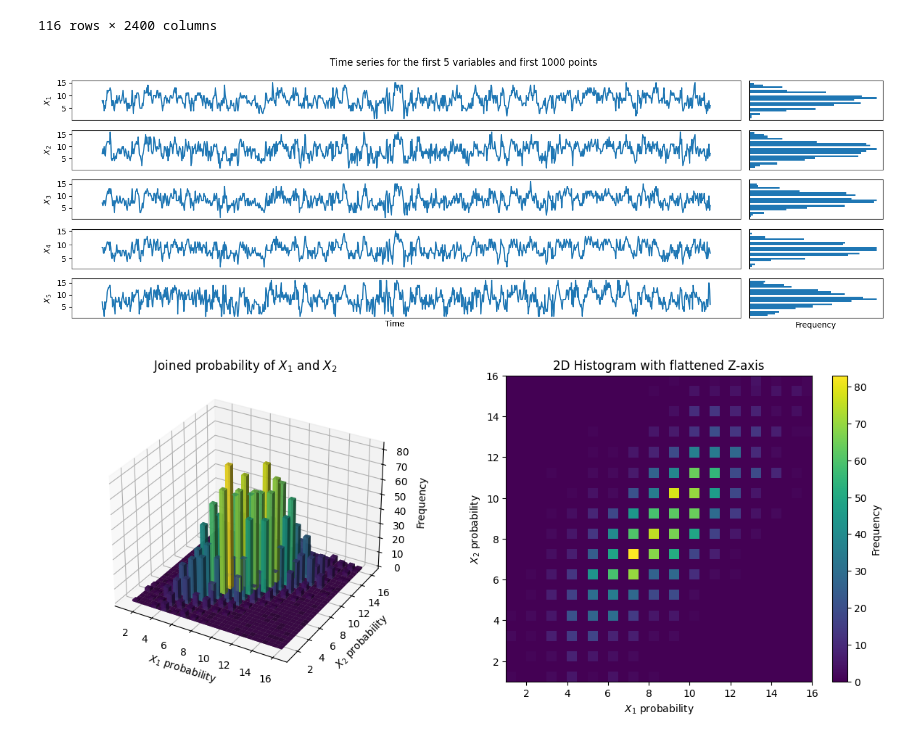
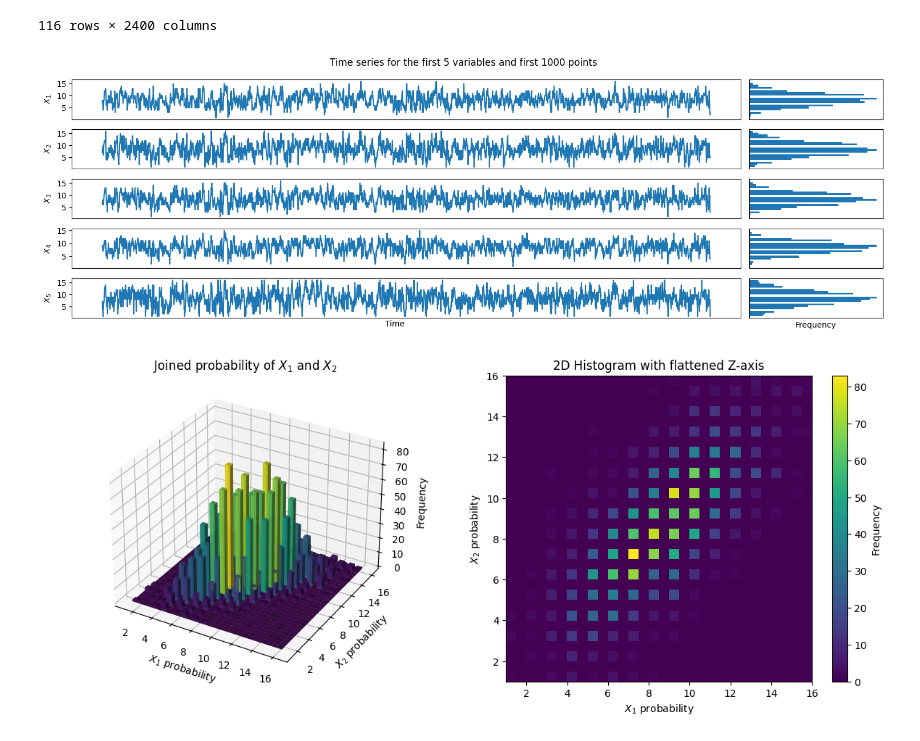
Before and after one commit to cyrilrommens/Free_energy_of_simplicial_complexes, a Jupyter notebook: Week_18.ipynb, the cells around one changed output. Cells and saved outputs as stored; diff of their text form; code cells hidden in the pictures.

```diff
--- a/Week_18.ipynb
+++ b/Week_18.ipynb
@@ -145,37 +145,37 @@ discretized_time_series
 116 rows × 2400 columns
 # %%
 # Example DataFrame creation for demonstration
-df = discretized_time_series.T[:1000]
+df = discretized_time_series.T
 
 # Determine the number of subplots to create
 num_subplots = min(len(df.columns), 5)
 
 # Plotting
 fig, axes = plt.subplots(nrows=num_subplots, ncols=2, figsize=(15, 5),
                          gridspec_kw={'width_ratios': [5, 1]})  # Adjust width ratios
 
 # Plot each variable on its subplot and histogram next to it
 for i, col in enumerate(df.columns[:num_subplots]):  # Limit to num_subplots
     # Plot time series
     axes[i, 0].plot(df.index, df[col])
     axes[i, 0].set_ylabel(f'$X_{col+1}$')
     axes[i, 0].set_xticks([])  # Remove x-axis ticks
 
     # Plot histogram
     axes[i, 1].hist(df[col], bins=20, orientation='horizontal')
     axes[i, 1].set_xticks([])
     axes[i, 1].set_yticks([])
 
 # Adjust layout
 plt.suptitle('Time series for the first 5 variables and first 1000 points')
 plt.xlabel('Frequency')
 fig.text(0.42, 0.04, 'Time', ha='center')
 plt.tight_layout()
 
 # Display plot
 plt.show()
 # %% [output]
-[figure, old version]
+[figure, new version]
 # %%
 np.savetxt('discretized_time_series.txt',discretized_time_series.T)
 # %%
```
